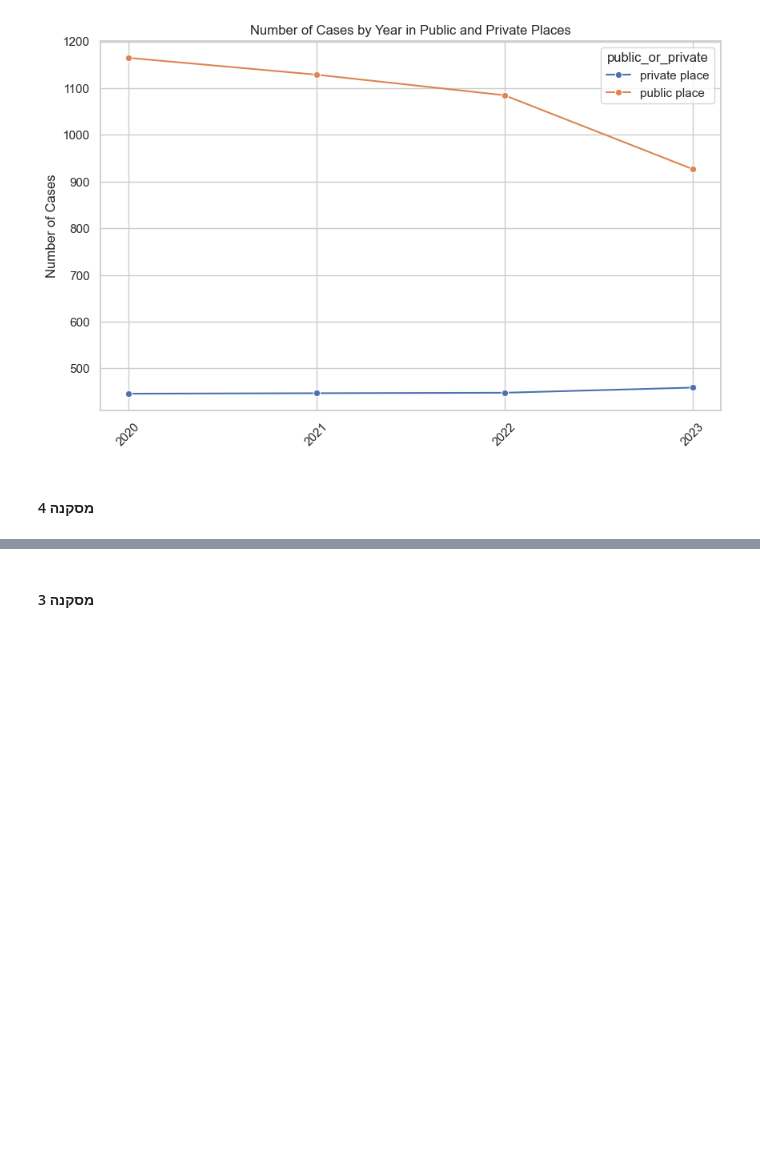
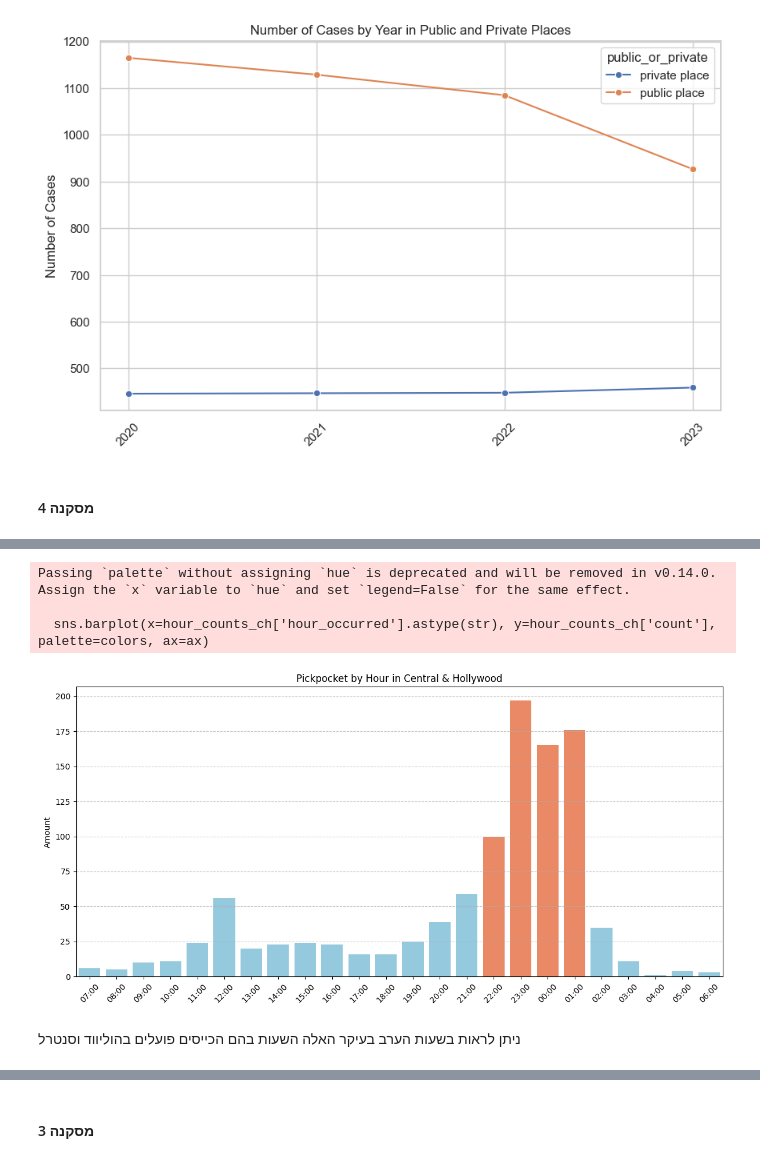
Before and after one commit to BareLevi/Data_Analysis_Final_Project, a Jupyter notebook: Ella_Tomer_bBarel_project_updated.ipynb, the cells around one changed output, grey strips where cells are left out. Saved outputs shown, nothing was run; the diff lists cells and outputs as text; code cells hidden in the pictures; blank space fills up the shorter version.

```diff
--- a/Ella_Tomer_bBarel_project_updated.ipynb
+++ b/Ella_Tomer_bBarel_project_updated.ipynb
@@ -1451,0 +1419,37 @@ plt.show()
+# %%
+custom_order = list(range(7, 24)) + list(range(0, 7))
+
+
+hour_counts_ch['hour_occurred'] = pd.Categorical(hour_counts_ch['hour_occurred'], categories=custom_order, ordered=True)
+hour_counts_ch = hour_counts_ch.sort_values('hour_occurred').reset_index(drop=True)
+
+
+colors = ['coral' if (hour >= 22 or hour <= 1) else 'skyblue' for hour in custom_order]
+
+
+fig, ax = plt.subplots(figsize=(12, 6))
+
+sns.barplot(x=hour_counts_ch['hour_occurred'].astype(str), y=hour_counts_ch['count'], palette=colors, ax=ax)
+
+
+hour_labels = [f'{hour:02d}:00' for hour in custom_order]
+
+
+ax.set_xticks(range(len(custom_order)))
+ax.set_xticklabels(hour_labels, rotation=45)
+
+ax.set_xlabel('')
+ax.set_ylabel('Amount')
+ax.set_title('Pickpocket by Hour in Central & Hollywood')
+ax.grid(axis='y', linestyle='--', alpha=0.7)
+plt.tight_layout()
+
+
+plt.show()
+# %% [output]
+Passing `palette` without assigning `hue` is deprecated and will be removed in v0.14.0. Assign the `x` variable to `hue` and set `legend=False` for the same effect.
+
+  sns.barplot(x=hour_counts_ch['hour_occurred'].astype(str), y=hour_counts_ch['count'], palette=colors, ax=ax)
+[figure, added]
+# %% [markdown]
+ניתן לראות בשעות הערב בעיקר האלה השעות בהם הכייסים פועלים בהוליווד וסנטרל
```
Also changed, not shown: parts of 36 cells of this notebook.
